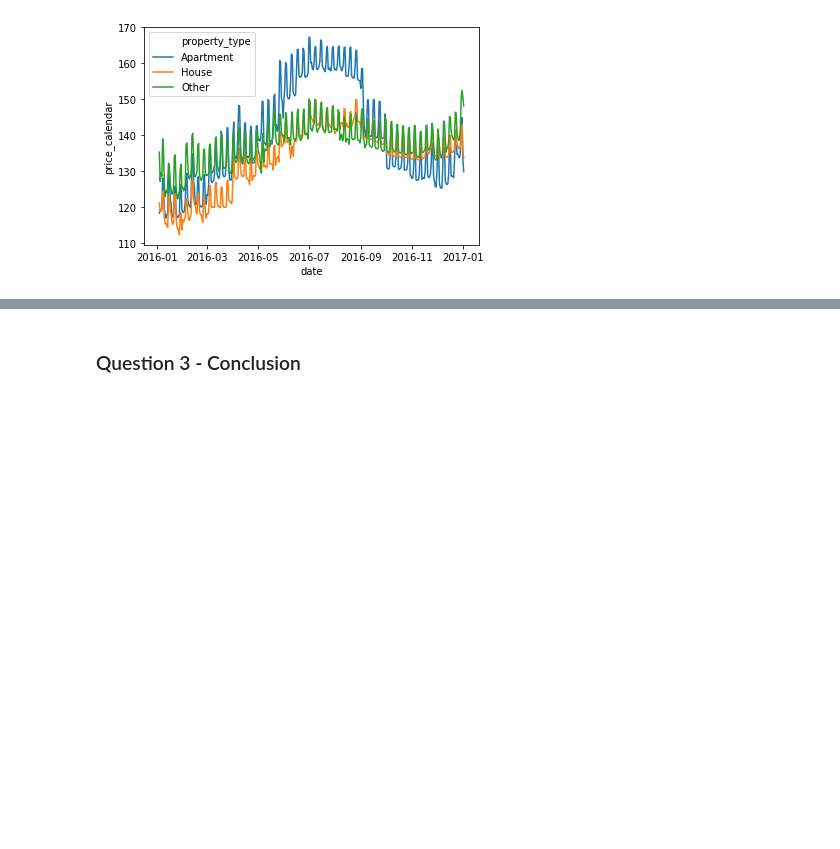
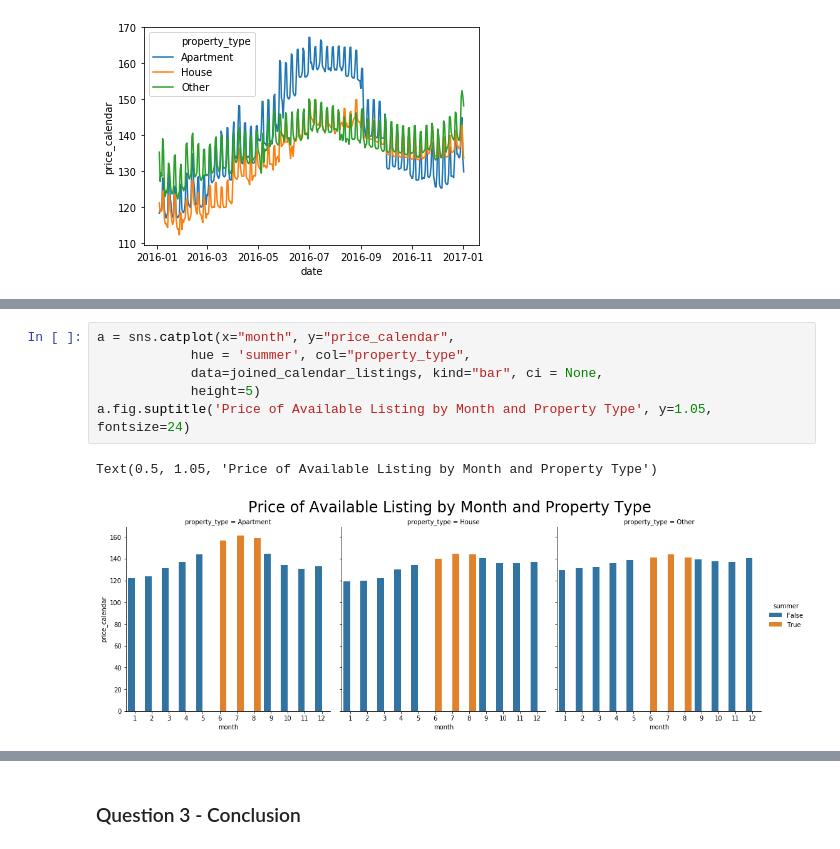
Before and after one commit to hakhuong/Seattle-Airbnb, a Jupyter notebook: Project 1 - Airbnb - EDA and Modeling (Part 2).ipynb, the cells around one changed output, grey strips where cells are left out. Cells and saved outputs as stored; diff of their text form; blank space fills up the shorter version.

```diff
--- a/Project 1 - Airbnb - EDA.ipynb
+++ b/Project 1 - Airbnb - EDA and Modeling (Part 2).ipynb
@@ -747,0 +730,9 @@ reviews.shape
+# %%
+a = sns.catplot(x="month", y="price_calendar",
+            hue = 'summer', col="property_type",
+            data=joined_calendar_listings, kind="bar", ci = None,
+            height=5)
+a.fig.suptitle('Price of Available Listing by Month and Property Type', y=1.05, fontsize=24)
+# %% [output]
+Text(0.5, 1.05, 'Price of Available Listing by Month and Property Type')
+[figure, added]
```
Also changed, not shown: parts of 47 cells of this notebook, 1 other file.
